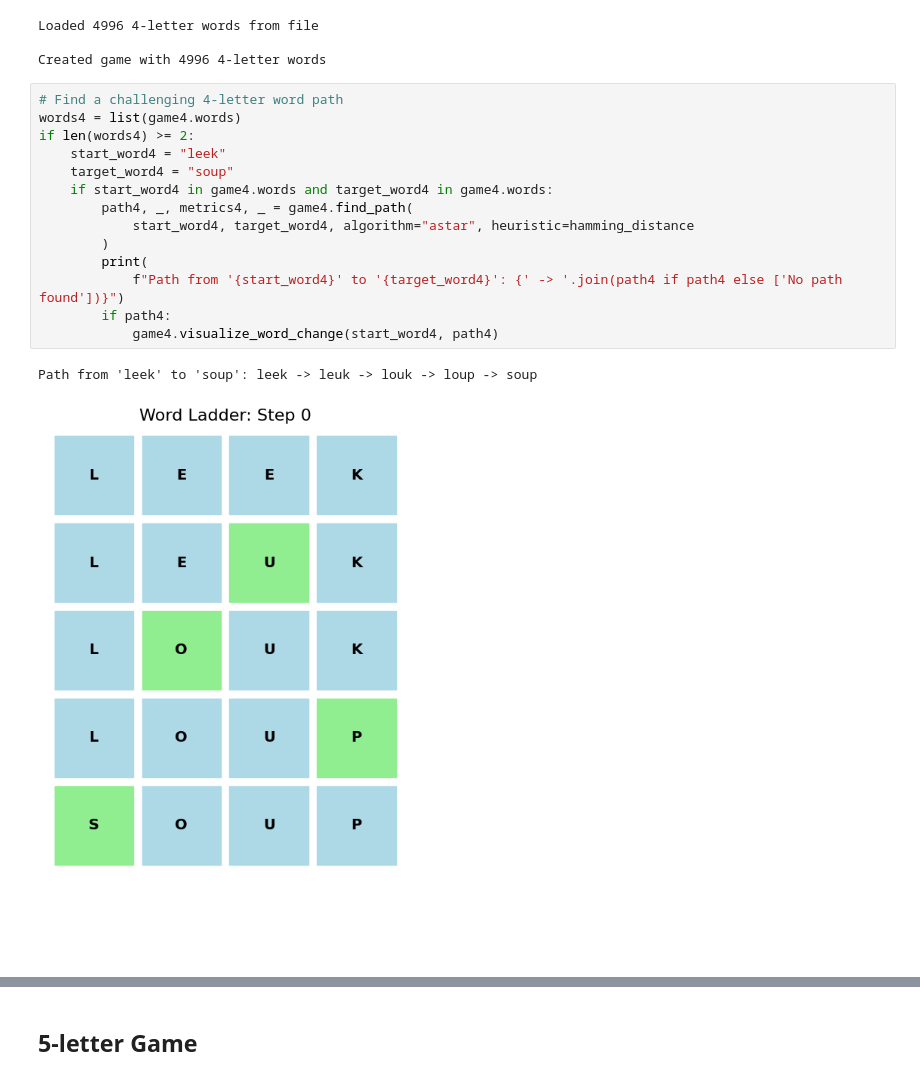
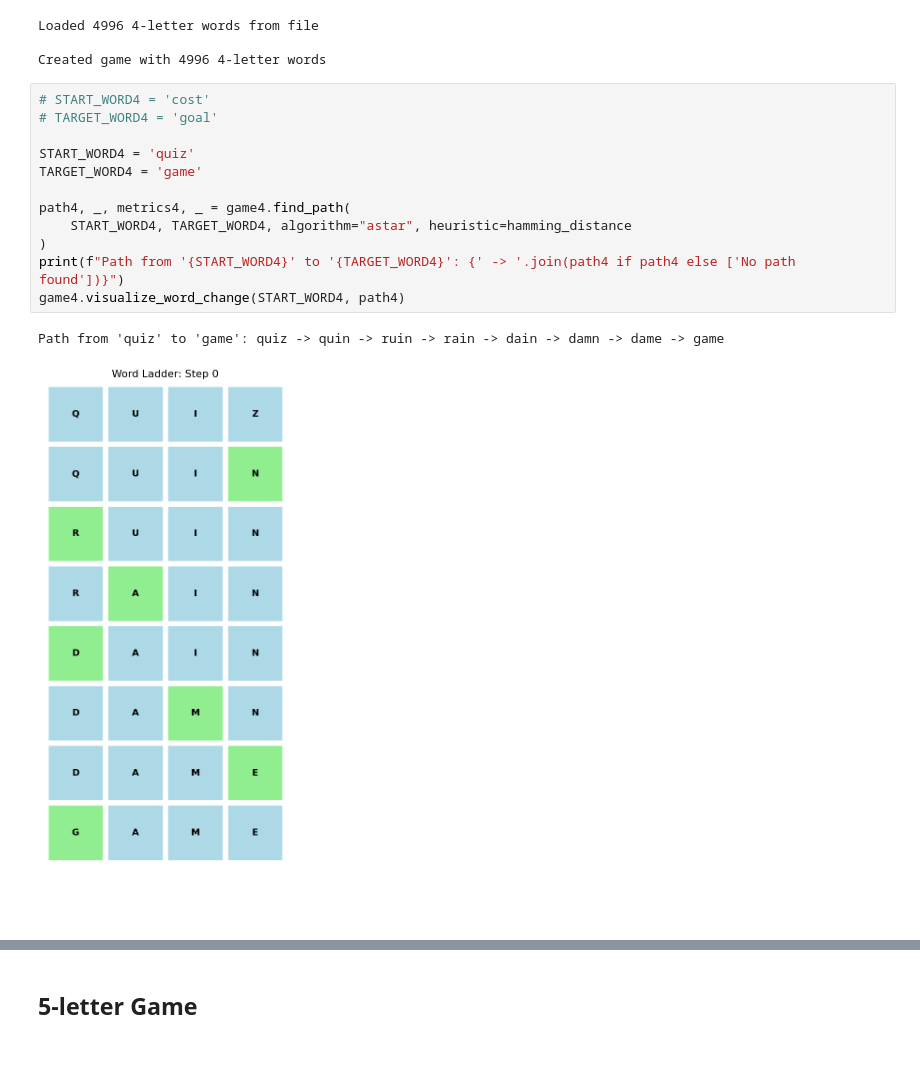
Before and after one commit to karpekov/cs3600-search, a Jupyter notebook: search_strategies.ipynb, the cells around one changed output, grey strips where cells are left out. Saved outputs shown, nothing was run; the diff lists cells and outputs as text; blank space fills up the shorter version.

```diff
--- a/search_strategies.ipynb
+++ b/search_strategies.ipynb
@@ -286,19 +203,17 @@ Loaded 4996 4-letter words from file
 
 Created game with 4996 4-letter words
 # %%
-# Find a challenging 4-letter word path
-words4 = list(game4.words)
-if len(words4) >= 2:
-    start_word4 = "leek"
-    target_word4 = "soup"
-    if start_word4 in game4.words and target_word4 in game4.words:
-        path4, _, metrics4, _ = game4.find_path(
-            start_word4, target_word4, algorithm="astar", heuristic=hamming_distance
-        )
-        print(
-            f"Path from '{start_word4}' to '{target_word4}': {' -> '.join(path4 if path4 else ['No path found'])}")
-        if path4:
-            game4.visualize_word_change(start_word4, path4)
+# START_WORD4 = 'cost'
+# TARGET_WORD4 = 'goal'
+
+START_WORD4 = 'quiz'
+TARGET_WORD4 = 'game'
+
+path4, _, metrics4, _ = game4.find_path(
+    START_WORD4, TARGET_WORD4, algorithm="astar", heuristic=hamming_distance
+)
+print(f"Path from '{START_WORD4}' to '{TARGET_WORD4}': {' -> '.join(path4 if path4 else ['No path found'])}")
+game4.visualize_word_change(START_WORD4, path4)
 # %% [output]
-Path from 'leek' to 'soup': leek -> leuk -> louk -> loup -> soup
+Path from 'quiz' to 'game': quiz -> quin -> ruin -> rain -> dain -> damn -> dame -> game
-[figure, old version]
+[figure, new version]
```
Also changed, not shown: parts of 57 cells of this notebook, 4 other files.
